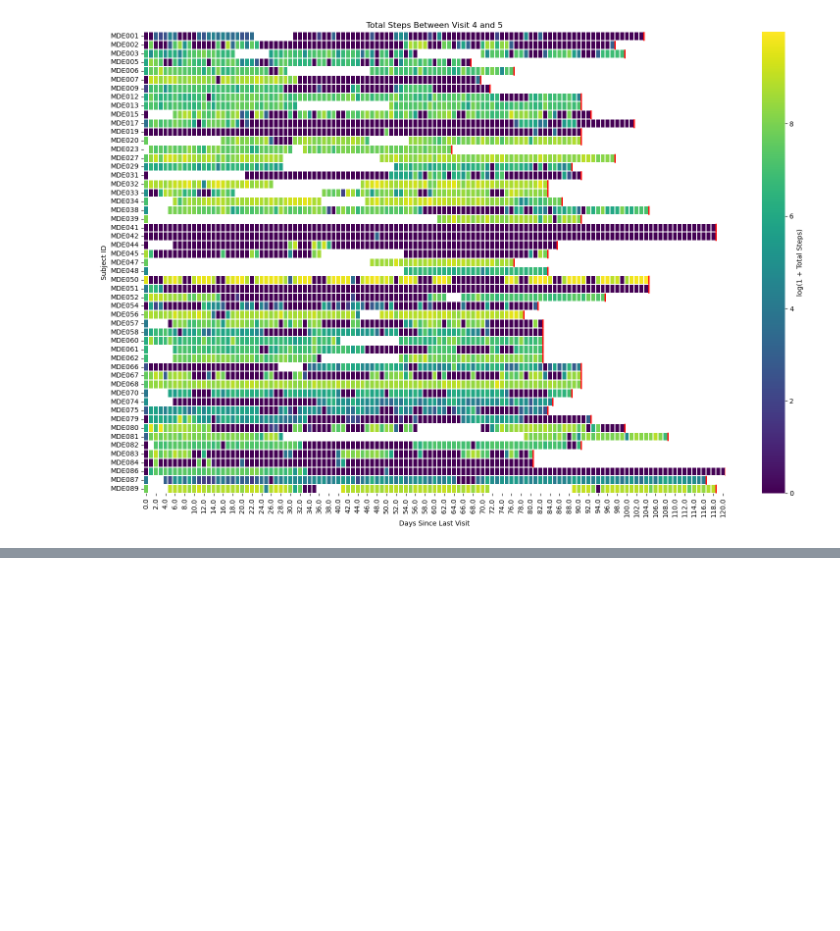
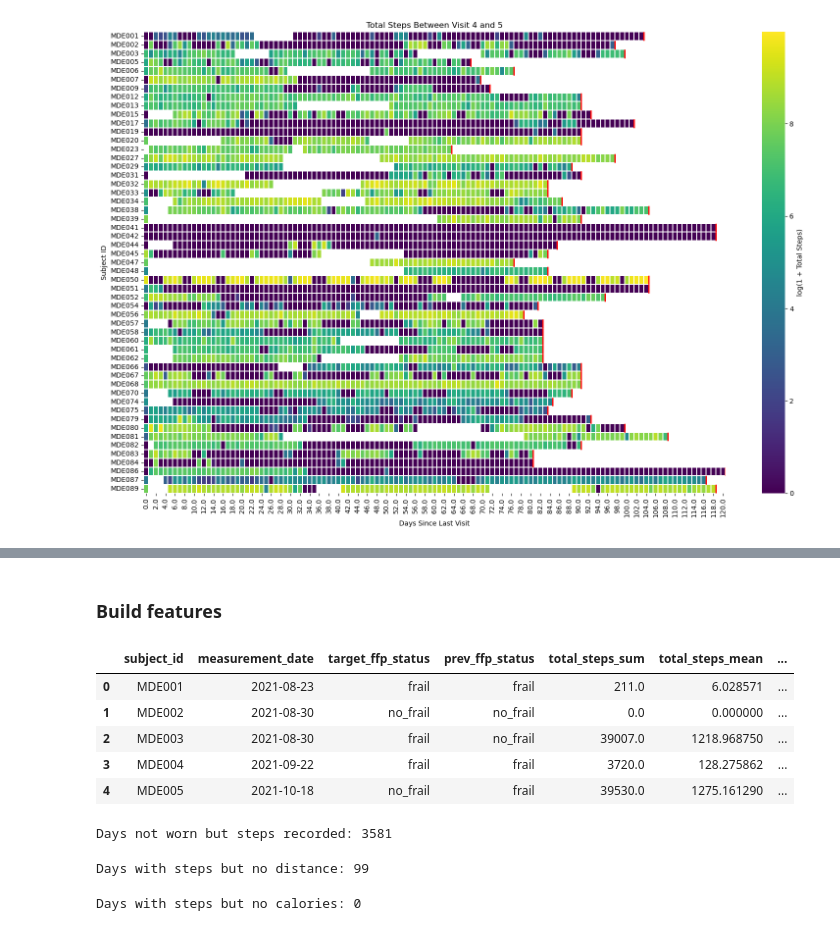
Before and after one commit to OHNLP/activity_tracker, a Jupyter notebook: notebooks/feature.ipynb, the cells around one changed output, grey strips where cells are left out. Cells and saved outputs as stored; diff of their text form; code cells hidden in the pictures; blank space fills up the shorter version.

Commit message:
start building feature matrix for model training

```diff
--- a/notebooks/feature.ipynb
+++ b/notebooks/feature.ipynb
@@ -125,0 +144,75 @@ for i in range(len(visit_ids) - 1):
+# %% [markdown]
+### Build features
+# %%
+ml_features = []
+visit_ids = sorted(df_visit['visit_id'].unique())
+for i in range(len(visit_ids) - 1):
+    v_start = visit_ids[i]
+    v_end = visit_ids[i + 1]
+    # Get visit n and n+1 dates and frailty status for each subject
+    visit_n = df_visit[df_visit['visit_id'] == v_start][['subject_id', 'date', 'ffp_status']].rename(
+        columns={'date': 'start_date', 'ffp_status': 'prev_ffp_status'})
+    visit_np1 = df_visit[df_visit['visit_id'] == v_end][['subject_id', 'date', 'ffp_status']].rename(
+        columns={'date': 'measurement_date', 'ffp_status': 'target_ffp_status'})
+    visit_window = visit_n.merge(visit_np1, on='subject_id', how='inner')
+    # Filter measurements for this interval
+    mask = df_measurement['subject_id'].isin(visit_window['subject_id'])
+    filtered = df_measurement[mask].merge(visit_window, on='subject_id', how='left')
+    filtered = filtered[(filtered['date'] > filtered['start_date']) & (filtered['date'] <= filtered['measurement_date'])]
+    # Aggregate features for each subject-interval
+    def longest_active_streak(steps):
+        streak = max_streak = 0
+        for s in steps:
+            if s > 0:
+                streak += 1
+                max_streak = max(max_streak, streak)
+            else:
+                streak = 0
+        return max_streak
+    grouped = filtered.groupby(['subject_id', 'measurement_date', 'target_ffp_status', 'prev_ffp_status'])['total_steps']
+    features = grouped.agg(
+        total_steps_sum='sum',
+        total_steps_mean='mean',
+        total_steps_std='std',
+        days_exercised=lambda x: (x > 0).sum(),
+        interval_length='count',
+        longest_active_streak=longest_active_streak
+    ).reset_index()
+    features['prop_days_exercised'] = features['days_exercised'] / features['interval_length']
+    features['visit_interval'] = f'{v_start}_to_{v_end}'
+    ml_features.append(features)
+
+ml_feature_matrix = pd.concat(ml_features, ignore_index=True)
+ml_feature_matrix = ml_feature_matrix.merge(df_subject, on='subject_id', how='left') # add subject features
+ml_feature_matrix.head()
+# %% [output]
+|  | subject_id | measurement_date | target_ffp_status | prev_ffp_status | total_steps_sum | total_steps_mean | ... |
+| 0 | MDE001 | 2021-08-23 | frail | frail | 211.0 | 6.028571 | ... |
+| 1 | MDE002 | 2021-08-30 | no_frail | no_frail | 0.0 | 0.000000 | ... |
+| 2 | MDE003 | 2021-08-30 | frail | no_frail | 39007.0 | 1218.968750 | ... |
+| 3 | MDE004 | 2021-09-22 | frail | frail | 3720.0 | 128.275862 | ... |
+| 4 | MDE005 | 2021-10-18 | no_frail | frail | 39530.0 | 1275.161290 | ... |
+# %%
+weird_not_worn_but_steps = df_measurement[
+    ((df_measurement['total_minutes_wear_time'] == 0) | (df_measurement['percentage_wear_time'] == 0)) &
+    (df_measurement['total_steps'] > 0)
+]
+print("Days not worn but steps recorded:", len(weird_not_worn_but_steps))
+# %% [output]
+Days not worn but steps recorded: 3581
+# %%
+weird_steps_no_distance = df_measurement[
+    (df_measurement['total_steps'] > 0) &
+    ((df_measurement['total_distance'] == 0) | (df_measurement['tracker_distance'] == 0))
+]
+print("Days with steps but no distance:", len(weird_steps_no_distance))
+# %% [output]
+Days with steps but no distance: 99
+# %%
+weird_steps_no_calories = df_measurement[
+    (df_measurement['total_steps'] > 0) &
+    (df_measurement['calories'] == 0)
+]
+print("Days with steps but no calories:", len(weird_steps_no_calories))
+# %% [output]
+Days with steps but no calories: 0
```
Also changed, not shown: parts of 4 cells of this notebook.
